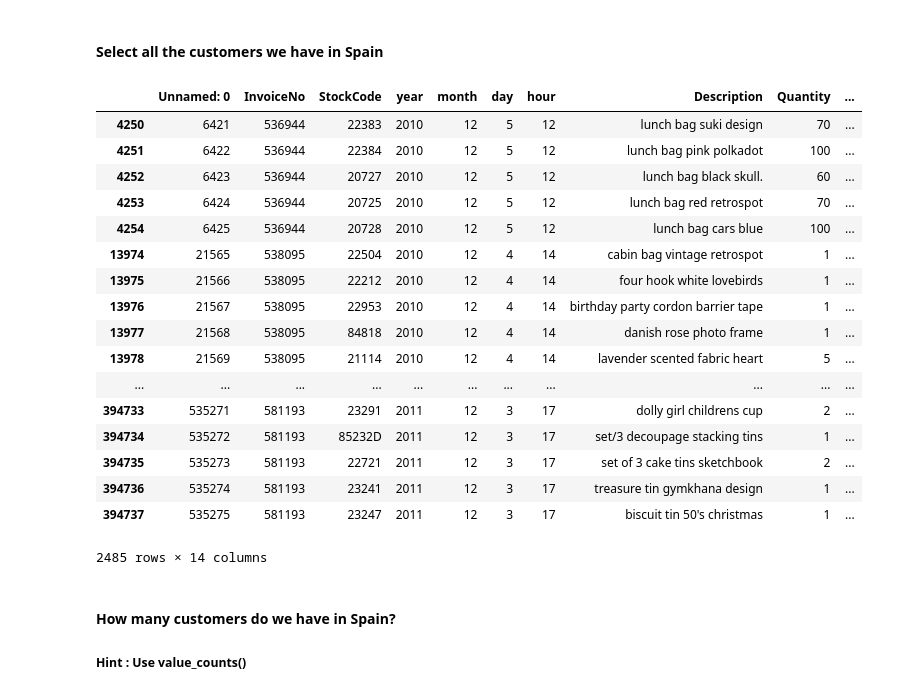
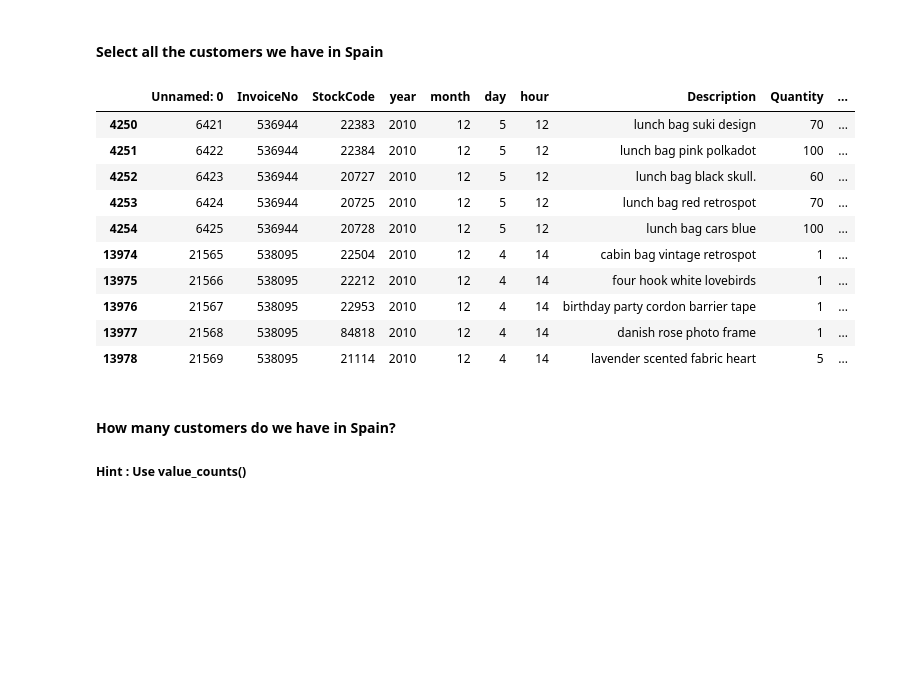
Before and after one commit to carlosmd14/datamad0119, a Jupyter notebook: module-2/lab-subsetting-and-descriptive-stats/your-code/main.ipynb, the cells around one changed output. Saved outputs shown, nothing was run; the diff lists cells and outputs as text; code cells hidden in the pictures; blank space fills up the shorter version.

```diff
--- a/module-2/lab-subsetting-and-descriptive-stats/your-code/main.ipynb
+++ b/module-2/lab-subsetting-and-descriptive-stats/your-code/main.ipynb
@@ -401,26 +401,19 @@ orders['UnitPrice'].min()
 #### Select all the customers we have in Spain
 # %%
 # your answer here
-orders[orders.Country=='Spain']
+orders[orders.Country=='Spain'].head(10)
 # %% [output]
 |  | Unnamed: 0 | InvoiceNo | StockCode | year | month | day | hour | Description | Quantity | ... |
 | 4250 | 6421 | 536944 | 22383 | 2010 | 12 | 5 | 12 | lunch bag suki design | 70 | ... |
 | 4251 | 6422 | 536944 | 22384 | 2010 | 12 | 5 | 12 | lunch bag pink polkadot | 100 | ... |
 | 4252 | 6423 | 536944 | 20727 | 2010 | 12 | 5 | 12 | lunch bag black skull. | 60 | ... |
 | 4253 | 6424 | 536944 | 20725 | 2010 | 12 | 5 | 12 | lunch bag red retrospot | 70 | ... |
 | 4254 | 6425 | 536944 | 20728 | 2010 | 12 | 5 | 12 | lunch bag cars blue | 100 | ... |
 | 13974 | 21565 | 538095 | 22504 | 2010 | 12 | 4 | 14 | cabin bag vintage retrospot | 1 | ... |
 | 13975 | 21566 | 538095 | 22212 | 2010 | 12 | 4 | 14 | four hook white lovebirds | 1 | ... |
 | 13976 | 21567 | 538095 | 22953 | 2010 | 12 | 4 | 14 | birthday party cordon barrier tape | 1 | ... |
 | 13977 | 21568 | 538095 | 84818 | 2010 | 12 | 4 | 14 | danish rose photo frame | 1 | ... |
 | 13978 | 21569 | 538095 | 21114 | 2010 | 12 | 4 | 14 | lavender scented fabric heart | 5 | ... |
-| ... | ... | ... | ... | ... | ... | ... | ... | ... | ... | ... |
-| 394733 | 535271 | 581193 | 23291 | 2011 | 12 | 3 | 17 | dolly girl childrens cup | 2 | ... |
-| 394734 | 535272 | 581193 | 85232D | 2011 | 12 | 3 | 17 | set/3 decoupage stacking tins | 1 | ... |
-| 394735 | 535273 | 581193 | 22721 | 2011 | 12 | 3 | 17 | set of 3 cake tins sketchbook | 2 | ... |
-| 394736 | 535274 | 581193 | 23241 | 2011 | 12 | 3 | 17 | treasure tin gymkhana design | 1 | ... |
-| 394737 | 535275 | 581193 | 23247 | 2011 | 12 | 3 | 17 | biscuit tin 50's christmas | 1 | ... |
-2485 rows × 14 columns
 # %% [markdown]
 #### How many customers do we have in Spain?
 ##### Hint : Use value_counts()
```
Also changed, not shown: parts of 7 cells of this notebook.
